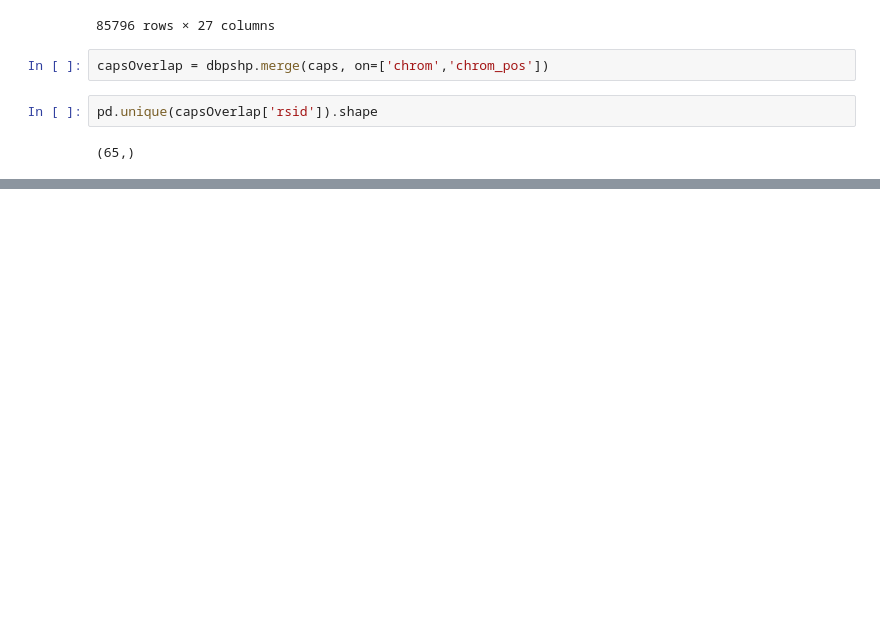
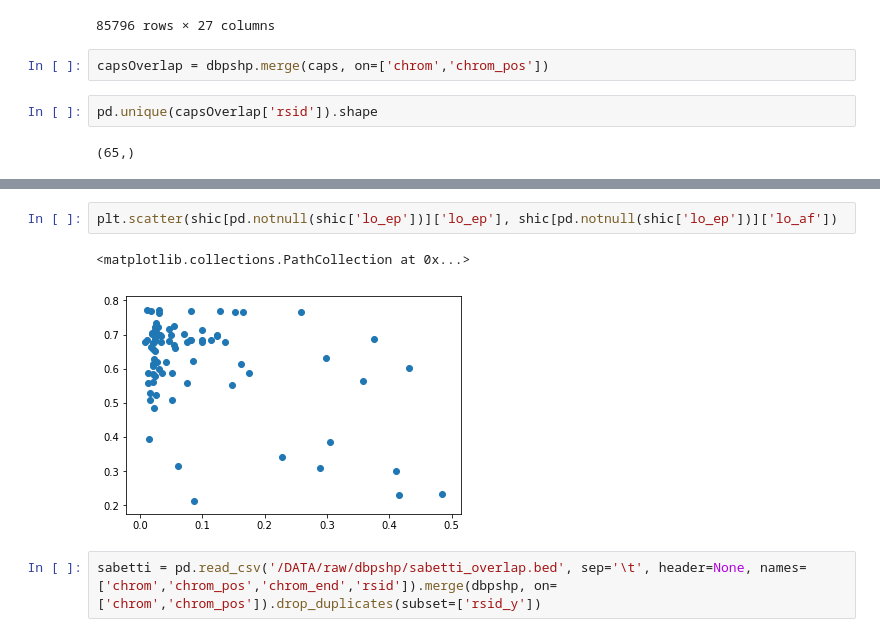
Before and after one commit to patelravip/dbPSHP, a Jupyter notebook: Overlap SNPs.ipynb, the cells around one changed output, grey strips where cells are left out. Saved outputs shown, nothing was run; the diff lists cells and outputs as text; blank space fills up the shorter version.

```diff
--- a/Overlap SNPs.ipynb
+++ b/Overlap SNPs.ipynb
@@ -68,0 +93,7 @@ pd.unique(capsOverlap['rsid']).shape
+# %%
+plt.scatter(shic[pd.notnull(shic['lo_ep'])]['lo_ep'], shic[pd.notnull(shic['lo_ep'])]['lo_af'])
+# %% [output]
+<matplotlib.collections.PathCollection at 0x...>
+[figure, added]
+# %%
+sabetti = pd.read_csv('/DATA/raw/dbpshp/sabetti_overlap.bed', sep='\t', header=None, names=['chrom','chrom_pos','chrom_end','rsid']).merge(dbpshp, on=['chrom','chrom_pos']).drop_duplicates(subset=['rsid_y'])
```
Also changed, not shown: parts of 7 cells of this notebook, 2 other files.
